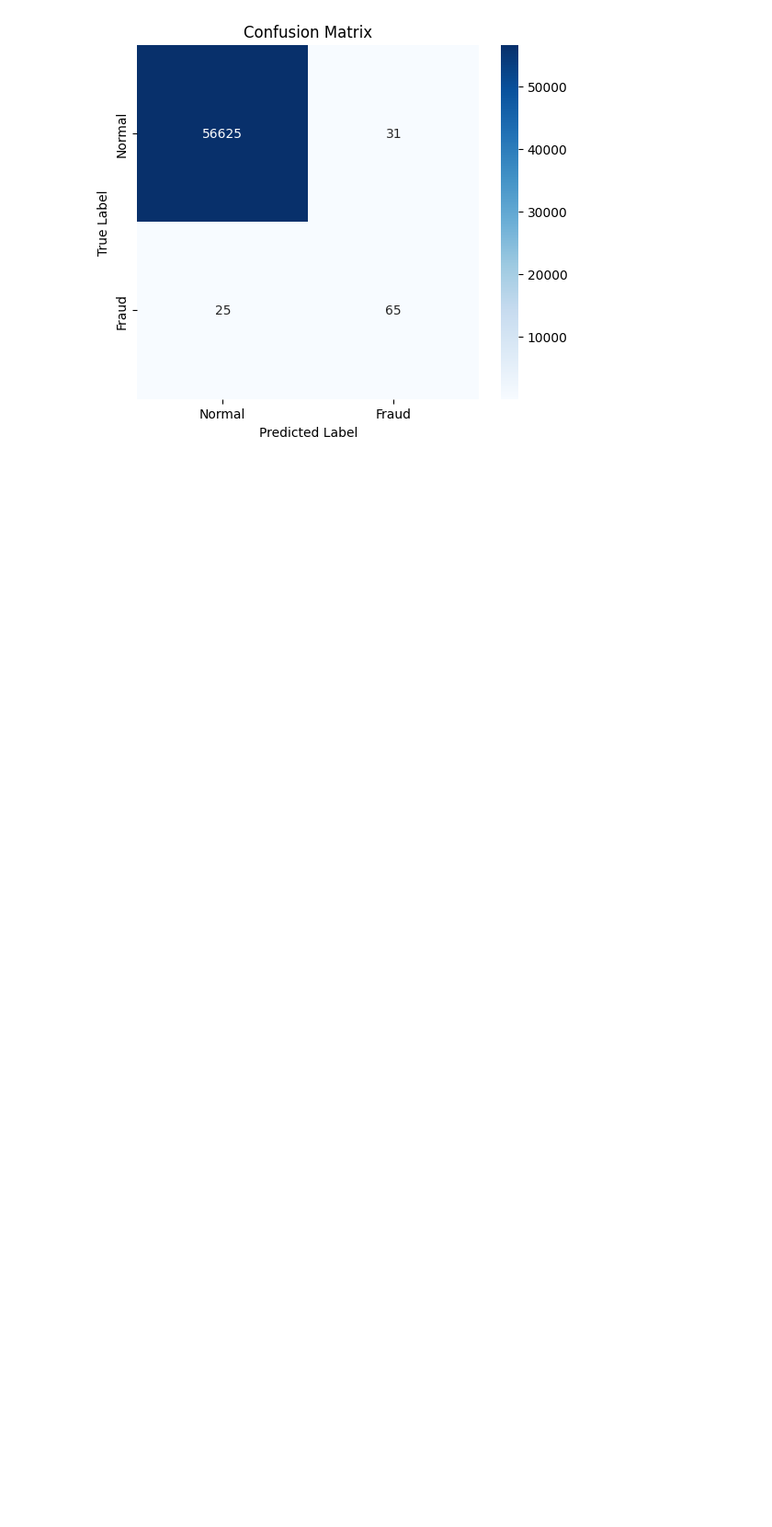
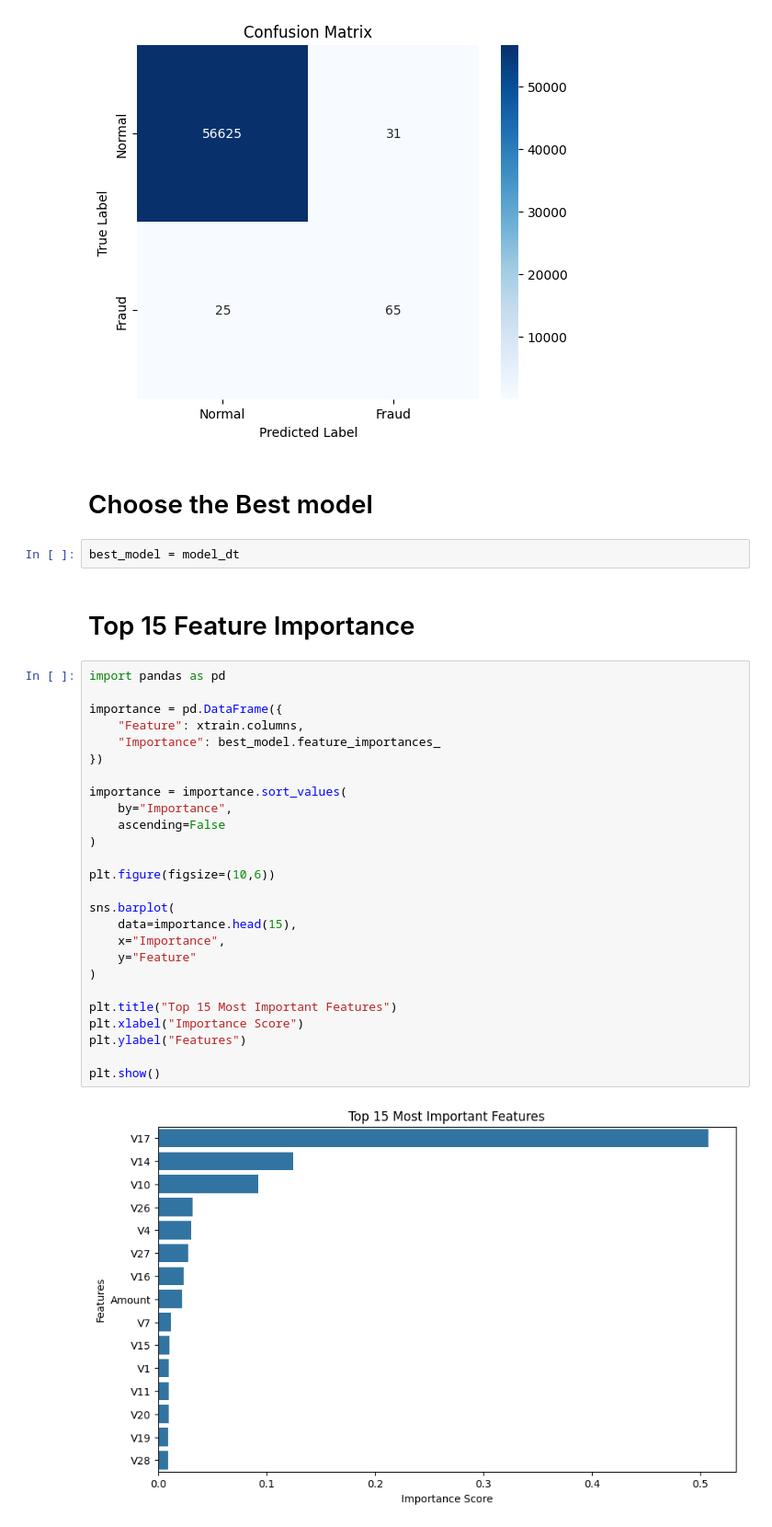
Before and after one commit to samifahim07/fraud-detection-using-ml, a Jupyter notebook: fraude_detection.ipynb, the cells around one changed output. Shown at 92% size. Cells and saved outputs as stored; diff of their text form; blank space fills up the shorter version.

Commit message:
Top 15 Feature Importance

```diff
--- a/fraude_detection.ipynb
+++ b/fraude_detection.ipynb
@@ -390,3 +391,37 @@ plt.ylabel("True Label")
 plt.show()
 # %% [output]
 [figure]
+# %% [markdown]
+# Choose the Best model
+# %%
+best_model = model_dt
+# %% [markdown]
+# Top 15 Feature Importance
+# %%
+import pandas as pd
+
+importance = pd.DataFrame({
+    "Feature": xtrain.columns,
+    "Importance": best_model.feature_importances_
+})
+
+importance = importance.sort_values(
+    by="Importance",
+    ascending=False
+)
+
+plt.figure(figsize=(10,6))
+
+sns.barplot(
+    data=importance.head(15),
+    x="Importance",
+    y="Feature"
+)
+
+plt.title("Top 15 Most Important Features")
+plt.xlabel("Importance Score")
+plt.ylabel("Features")
+
+plt.show()
+# %% [output]
+[figure, added]
```
Also changed, not shown: parts of 1 cell of this notebook.
